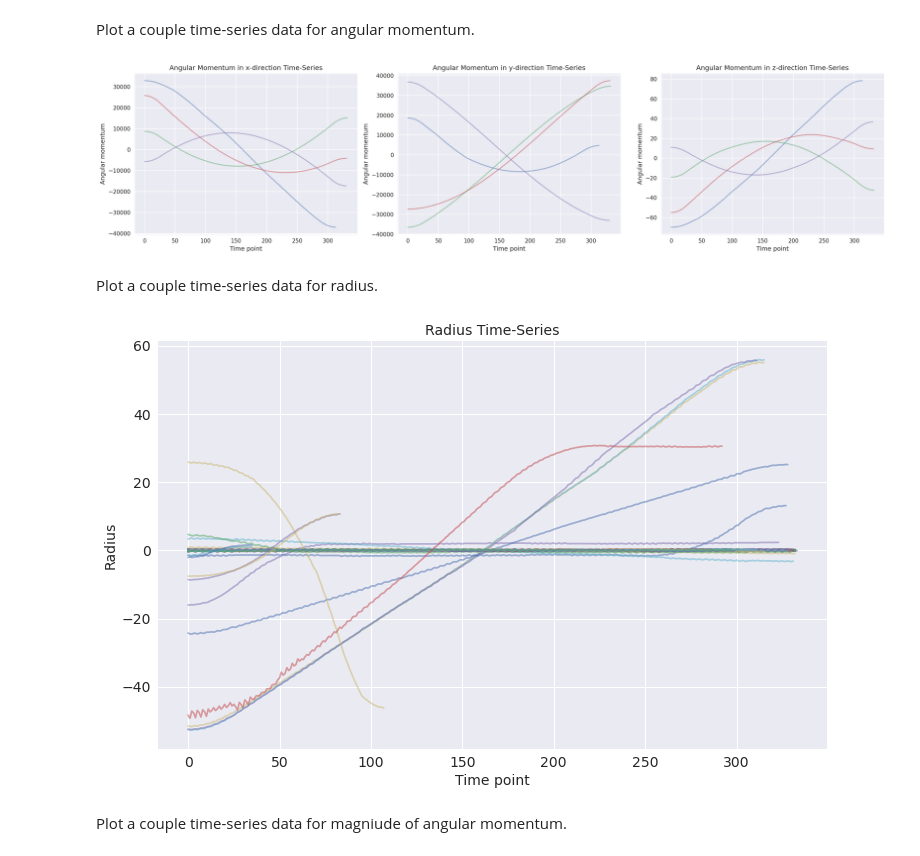
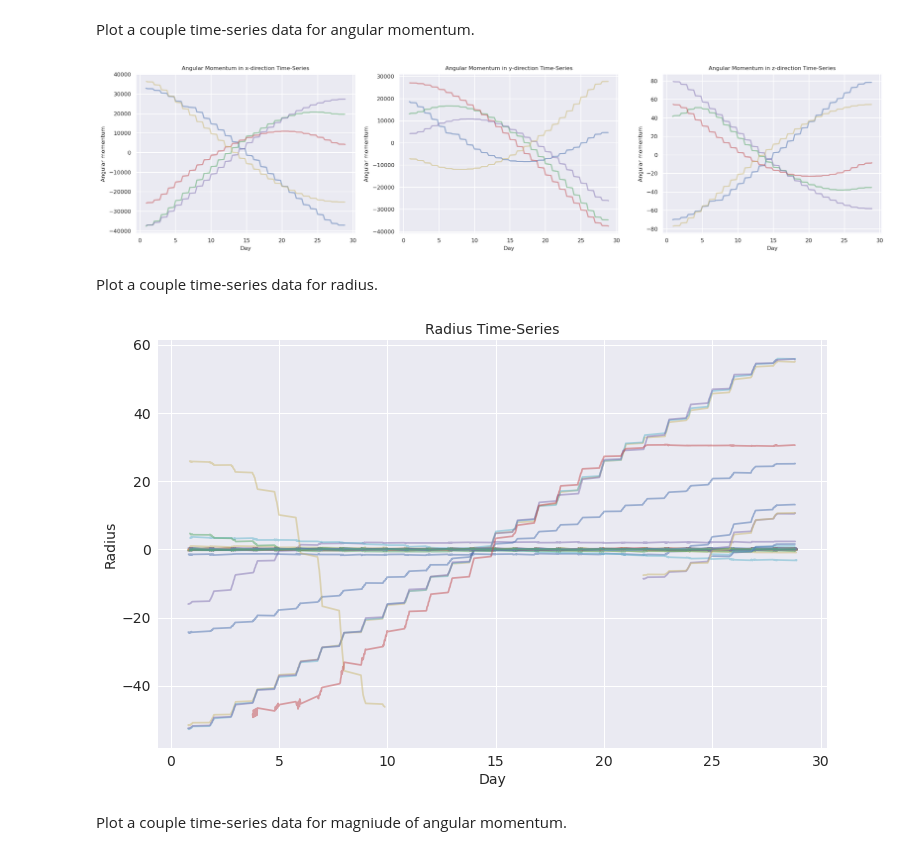
Before and after one commit to tphanmt/StarlinkML, a Jupyter notebook: ts_cluster.ipynb, the cells around one changed output. Cells and saved outputs as stored; diff of their text form; code cells hidden in the pictures.

```diff
--- a/ts_cluster.ipynb
+++ b/ts_cluster.ipynb
@@ -40,5 +38,12 @@ angular_momentum_mag = np.linalg.norm(angular_momentum, ord=2, axis=2)
 # %% [output]
 (1984, 8018, 10)
+# %%
+radius = np.linalg.norm(position, ord=2, axis=2)
+angular_momentum_mag = np.linalg.norm(angular_momentum, ord=2, axis=2)
+
+# Change the time points to the days of the month of Feburary
+satellite_time = (satellite_time - 2022*10**9)*10**-6
+satellite_time = satellite_time - np.min(satellite_time[:, 0:1])
 # %% [markdown]
 Smooth the data using a moving average.
 # %%
@@ -118,27 +125,29 @@ Plot a couple time-series data for angular momentum.
 # %%
 %matplotlib inline
 
-plt.figure(figsize=(20, 5), dpi=150)
+plt.figure(figsize=(16, 4), dpi=150)
 with plt.style.context("seaborn"):
     for i in range(3):
         plt.subplot(1, 3, i+1)
-        for ts in normed_angular_momentum[::500, :, :]:
-            plt.plot(ts[:, i], alpha=0.5)
+        for j, ts in enumerate(normed_angular_momentum[::400, :, :]):
+            plt.plot(satellite_time[::400, :][j], ts[:, i], alpha=0.5)
 
         if i == 0:
-            plt.title("Angular Momentum in x-direction Time-Series")
+            plt.title("Angular Momentum in x-direction Time-Series", fontsize=8)
         elif i == 1:
-            plt.title("Angular Momentum in y-direction Time-Series")
+            plt.title("Angular Momentum in y-direction Time-Series", fontsize=8)
         elif i == 2:
-            plt.title("Angular Momentum in z-direction Time-Series")
+            plt.title("Angular Momentum in z-direction Time-Series", fontsize=8)
 
-        plt.xlabel("Time point")
-        plt.ylabel("Angular momentum")
+        plt.xticks(fontsize=8)
+        plt.yticks(fontsize=8)
+        plt.xlabel("Day", fontsize=8)
+        plt.ylabel("Angular momentum", fontsize=8)
 
 plt.tight_layout()
 plt.show()
 # %% [output]
-[figure, old version]
+[figure, new version]
 # %% [markdown]
 Plot a couple time-series data for radius.
 # %%
@@ -146,16 +155,16 @@ Plot a couple time-series data for radius.
 
 plt.figure(figsize=(12, 7.5))
 with plt.style.context("seaborn"):
-    for ts in normed_radius[::30, :]:
-        plt.plot(ts, alpha=0.5)
+    for i, ts in enumerate(normed_radius[::30, :]):
+        plt.plot(satellite_time[::30, :][i], ts, alpha=0.5)
 plt.title("Radius Time-Series", fontsize=14)
-plt.xlabel("Time point", fontsize=14)
+plt.xlabel("Day", fontsize=14)
 plt.ylabel("Radius", fontsize=14)
 plt.xticks(fontsize=14)
 plt.yticks(fontsize=14)
 plt.show()
 # %% [output]
-[figure, old version]
+[figure, new version]
 # %% [markdown]
 Plot a couple time-series data for magniude of angular momentum.
 # %%
```
Also changed, not shown: parts of 29 cells of this notebook.
